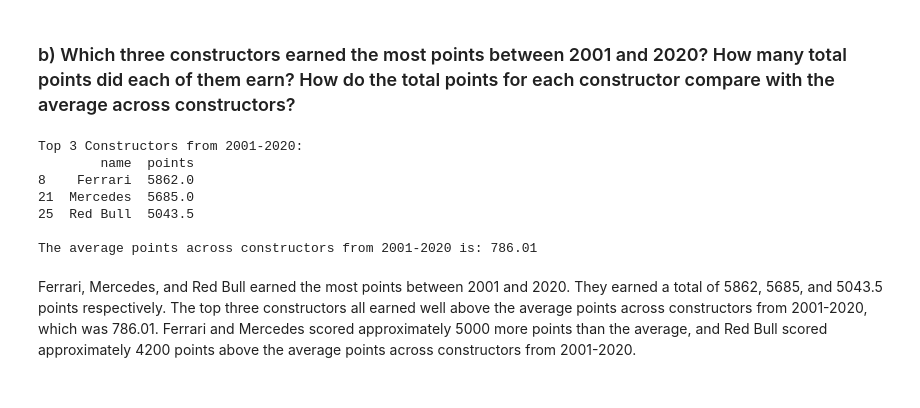
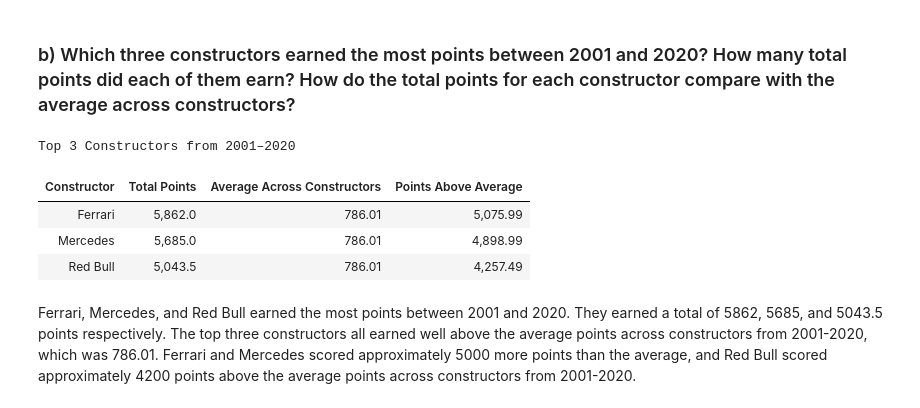
Before and after one commit to maxinehb/datasci530fall2026, a Jupyter notebook: Assignment 2/Assignment2.ipynb, the cells around one changed output. Drawn from its saved outputs; the diff is of its cells as text; code cells hidden in the pictures.

```diff
--- a/Assignment 2/Assignment2.ipynb
+++ b/Assignment 2/Assignment2.ipynb
@@ -91,33 +140,65 @@ Ferrari, Mercedes, and McLaren earned the most points between 1981 and 2020. The
 # %% [markdown]
 ### b) Which three constructors earned the most points between 2001 and 2020? How many total points did each of them earn? How do the total points for each constructor compare with the average across constructors?
 # %%
-# Filter 'years' between 2001 and 2020
+# Filter years between 2001 and 2020
 constructor_merged_tf = constructor_merged[
     (constructor_merged['year'] >= 2001) &
     (constructor_merged['year'] <= 2020)
 ]
 
 # Group by constructor name and sum the points
 total_points_constructor = (
     constructor_merged_tf
     .groupby('name')['points']
     .sum()
     .reset_index()
 )
 
-# Get the three constructors with the most points
-highest_points_constructor = total_points_constructor.nlargest(3, 'points')
-
 # Find the average total points across all constructors
 average_points_constructor = total_points_constructor['points'].mean()
+
+# Get the three constructors with the most points
+highest_points_constructor = (
+    total_points_constructor
+    .nlargest(3, 'points')
+    .copy()
+)
+
+# Add the average and comparison columns
+highest_points_constructor['average_points'] = average_points_constructor
+
+highest_points_constructor['points_above_average'] = (
+    highest_points_constructor['points']
+    - highest_points_constructor['average_points']
+)
+
+# Rename columns for the final table
+highest_points_constructor = highest_points_constructor.rename(
+    columns={
+        'name': 'Constructor',
+        'points': 'Total Points',
+        'average_points': 'Average Across Constructors',
+        'points_above_average': 'Points Above Average'
+    }
+)
+
+# Display the final formatted table
+display(
+    highest_points_constructor.style
+    .hide(axis='index')
+    .format({
+        'Total Points': '{:,.1f}',
+        'Average Across Constructors': '{:,.2f}',
+        'Points Above Average': '{:,.2f}'
+    })
+    .set_caption('Top 3 Constructors from 2001–2020')
+)
 # %% [output]
-Top 3 Constructors from 2001-2020:
-        name  points
-8    Ferrari  5862.0
-21  Mercedes  5685.0
-25  Red Bull  5043.5
-
-The average points across constructors from 2001-2020 is: 786.01
+Top 3 Constructors from 2001–2020
+| Constructor | Total Points | Average Across Constructors | Points Above Average |
+| Ferrari | 5,862.0 | 786.01 | 5,075.99 |
+| Mercedes | 5,685.0 | 786.01 | 4,898.99 |
+| Red Bull | 5,043.5 | 786.01 | 4,257.49 |
 # %%
 
 # Print the results
```
Also changed, not shown: parts of 4 cells of this notebook.
